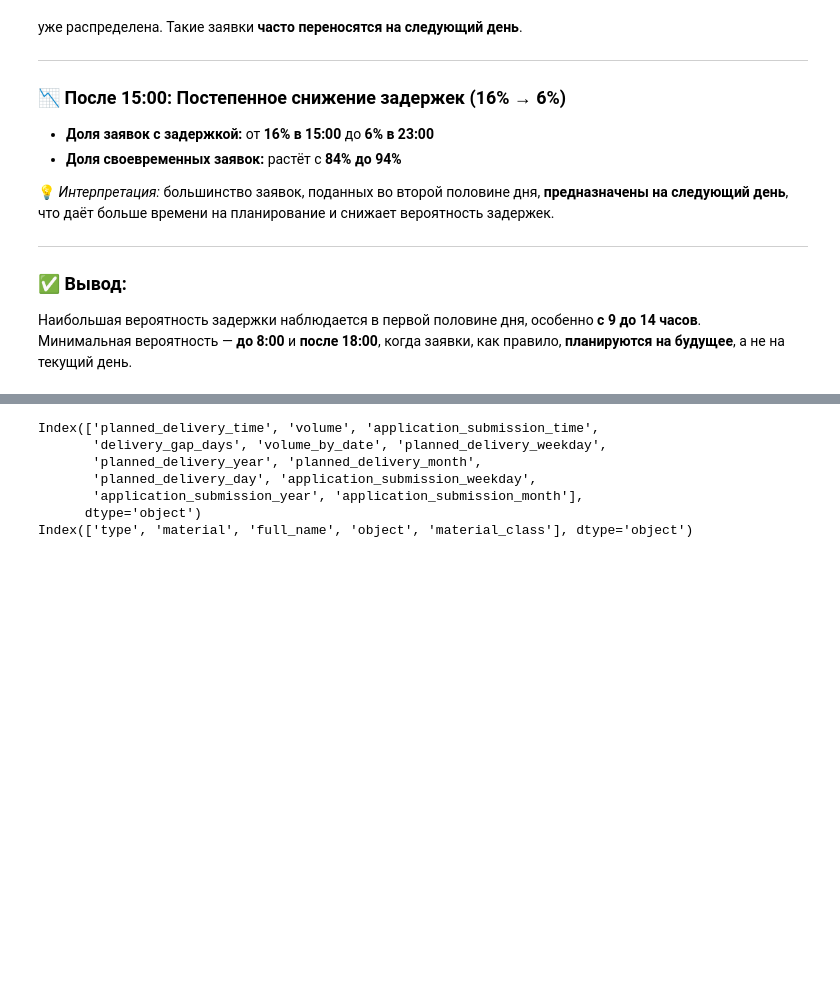
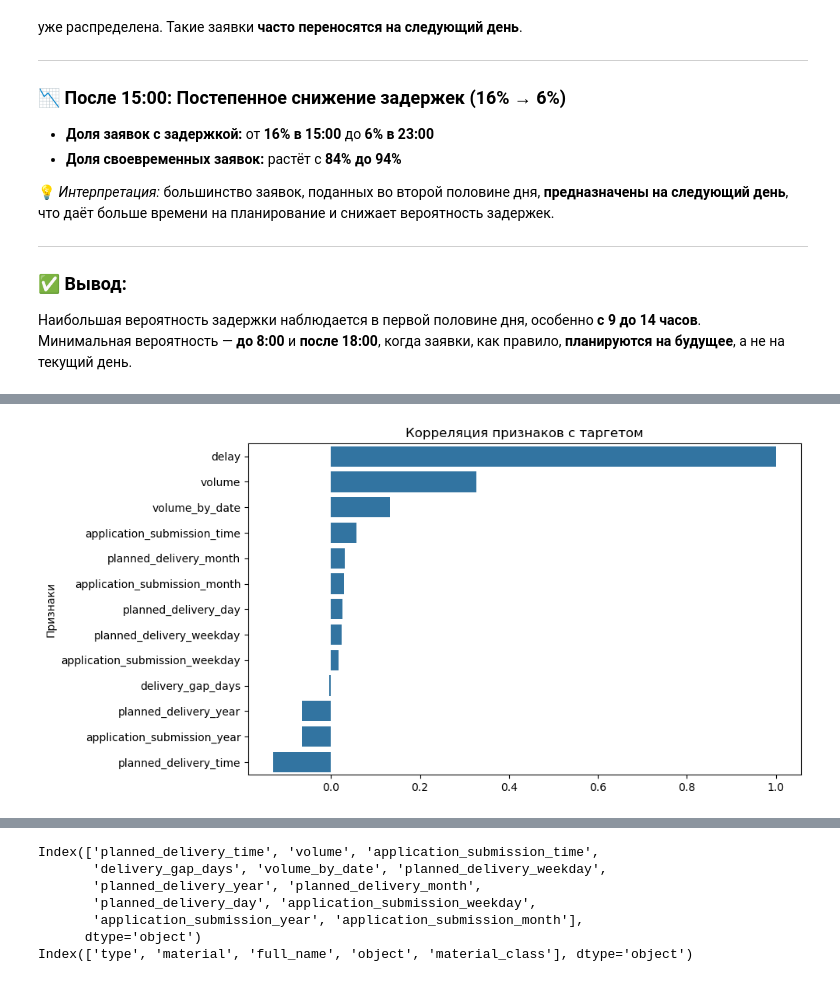
Before and after one commit to Andrefan1406/ds_projects, a Jupyter notebook: concrete_delays/ConcreteDelayPredictor.ipynb, the cells around one changed output, grey strips where cells are left out. Cells and saved outputs as stored; diff of their text form; code cells hidden in the pictures; blank space fills up the shorter version.

```diff
--- a/concrete_delays/ConcreteDelayPredictor.ipynb
+++ b/concrete_delays/ConcreteDelayPredictor.ipynb
@@ -1089,0 +1132,11 @@ memory usage: 462.8+ KB
+# %%
+correlation_with_target = df_ready.corr(numeric_only=True)['delay'].sort_values(ascending=False)
+
+plt.figure(figsize=(10, 5))
+sns.barplot(x=correlation_with_target.values, y=correlation_with_target.index)
+plt.title('Корреляция признаков с таргетом')
+plt.ylabel('Признаки')
+plt.tight_layout()
+plt.show()
+# %% [output]
+[figure, added]
```
Also changed, not shown: parts of 31 cells of this notebook.
